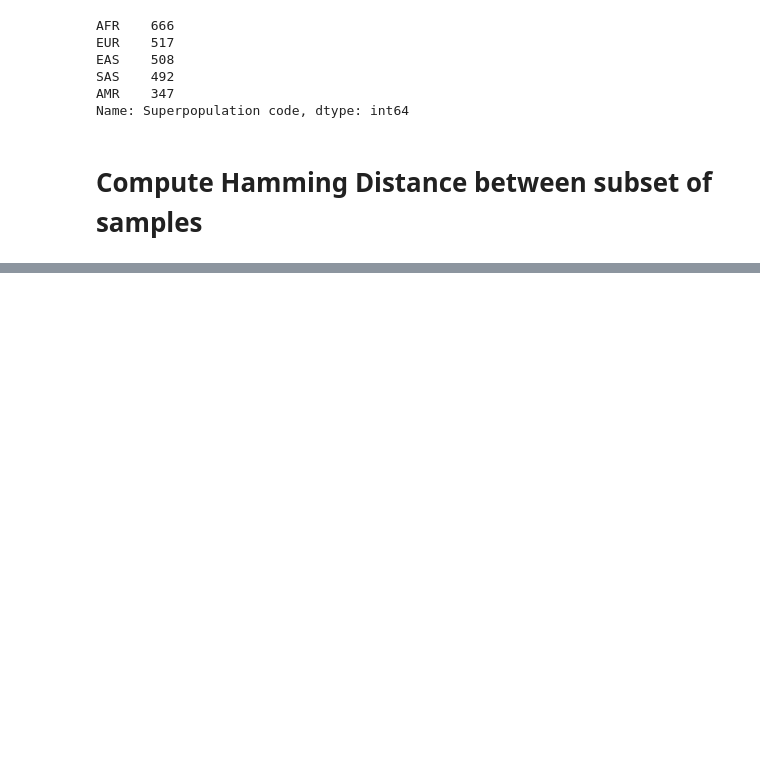
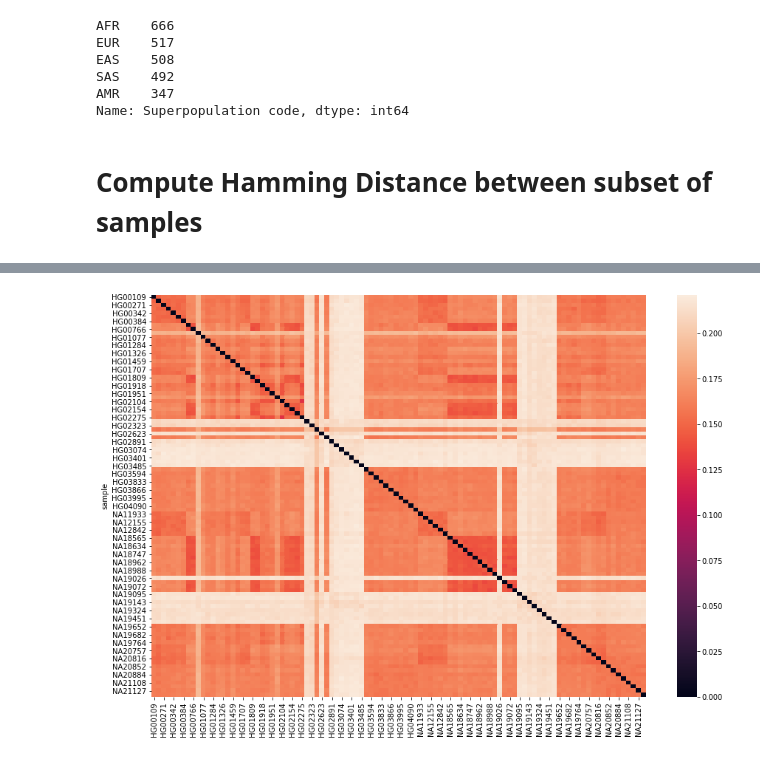
Before and after one commit to burgshrimps/geogenome, a Jupyter notebook: geogenome.ipynb, the cells around one changed output, grey strips where cells are left out. Cells and saved outputs as stored; diff of their text form; code cells hidden in the pictures; blank space fills up the shorter version.

```diff
--- a/geogenome.ipynb
+++ b/geogenome.ipynb
@@ -48,0 +63,12 @@ np.savetxt('ham_dist.txt', ham_dist, delimiter='\t', fmt='%1.3f')
+# %%
+sorterIndex = dict(zip(list(vcf.header.samples), range(len(list(vcf.header.samples)))))
+samples_subset['Rank'] = samples_subset['Sample name'].map(sorterIndex)
+samples_subset.sort_values('Rank', inplace=True)
+samples_subset.drop('Rank', axis=1, inplace=True)
+# %%
+df = pd.DataFrame(ham_dist)
+# %%
+df[['sample', 'superpop', 'pop']] = samples_subset[['Sample name', 'Superpopulation code', 'Population code']].reset_index(drop=True)
+# %%
+df = df.rename(columns=dict(zip(range(100), list(samples_subset['Sample name']))))
+df = df.set_index('sample')
@@ -48,0 +92,6 @@ np.savetxt('ham_dist.txt', ham_dist, delimiter='\t', fmt='%1.3f')
+# %%
+plt.figure(figsize=(15,10))
+sns.heatmap(df.drop(['superpop', 'pop'], axis=1))
+plt.show()
+# %% [output]
+[figure, added]
```
Also changed, not shown: parts of 14 cells of this notebook, 2 other files.
